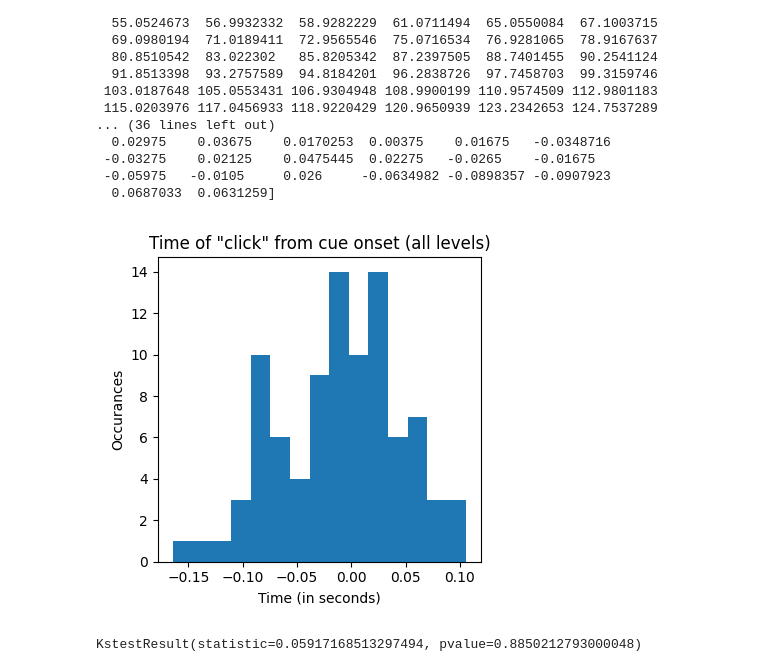
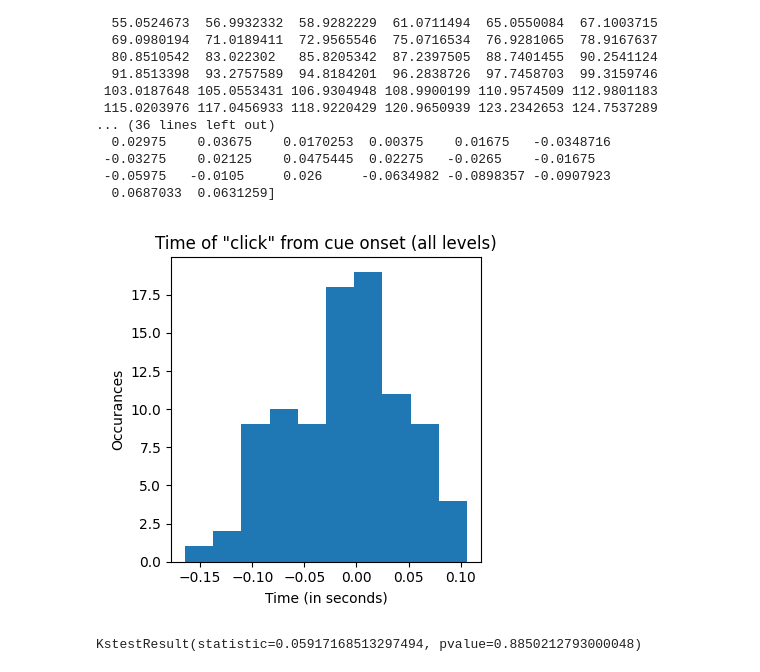
Before and after one commit to nikolechetty/TMSI_LSL, a Jupyter notebook: experiment_files/experiment_1_data_analysis.ipynb, the cells around one changed output. Drawn from its saved outputs; the diff is of its cells as text; code cells hidden in the pictures.

```diff
--- a/experiment_files/experiment_1_data_analysis.ipynb
+++ b/experiment_files/experiment_1_data_analysis.ipynb
@@ -331,14 +326,14 @@ closest: [  4.5040248   5.5627056   6.5061023   7.5106656   8.512124    9.427201
   0.0687033  0.0631259]
 # %%
 plt.figure(figsize=(4,4))
-plt.hist(threshold_distance_timestamp, bins=15)
+plt.hist(threshold_distance_timestamp, bins=10)
 plt.title('Time of "click" from cue onset (all levels)')
 plt.xlabel('Time (in seconds)')
 plt.ylabel('Occurances')
 plt.tight_layout()
 plt.show()
 # %% [output]
-[figure, old version]
+[figure, new version]
 # %%
 rt_normalized = (threshold_distance_timestamp - np.mean(threshold_distance_timestamp))/np.std(threshold_distance_timestamp)
 stats.kstest(rt_normalized, stats.norm.cdf)
```
Also changed, not shown: parts of 2 cells of this notebook, 5 other files.
